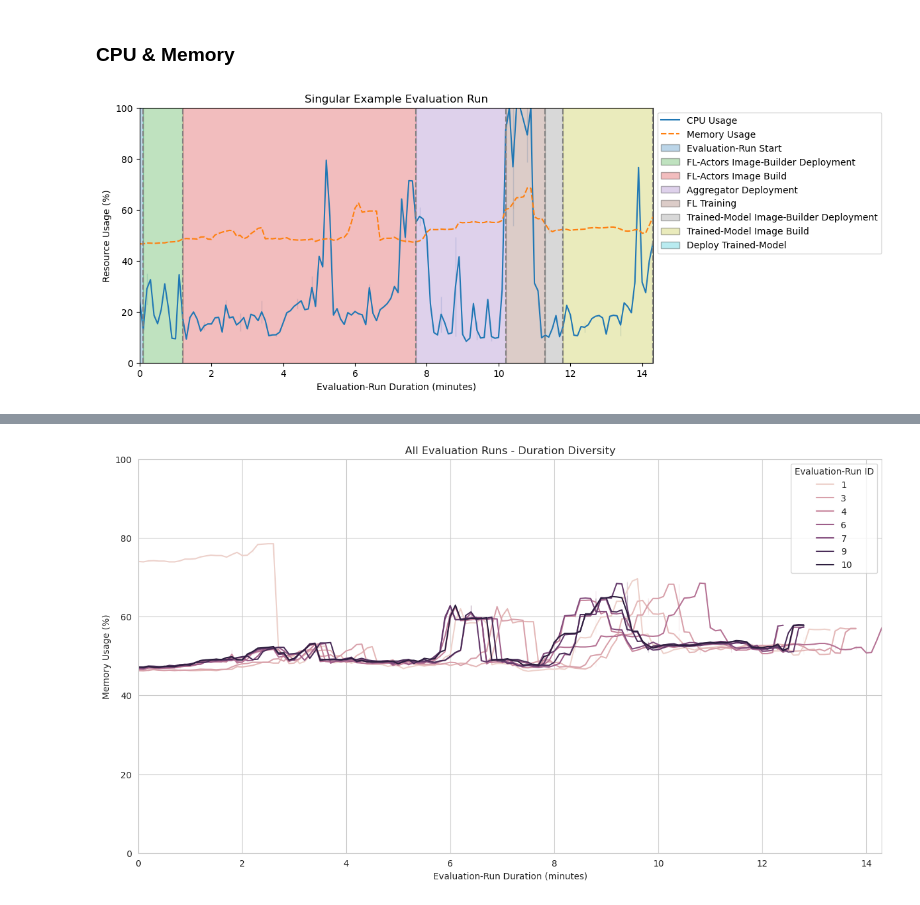
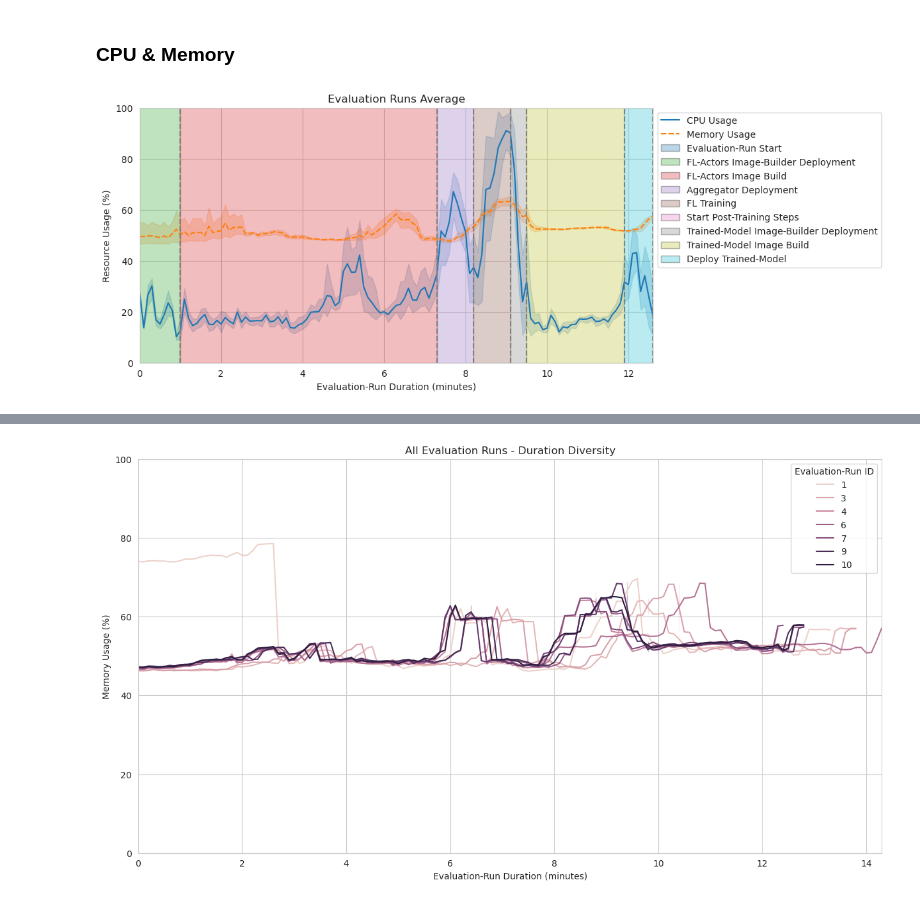
Before and after one commit to oakestra/oakestra-cli, a Jupyter notebook: oak_cli/evaluation/addons/flops/current_tmp_csv_graphs.ipynb, the cells around one changed output, grey strips where cells are left out. Drawn from its saved outputs; the diff is of its cells as text; code cells hidden in the pictures.

```diff
--- a/oak_cli/evaluation/addons/flops/current_tmp_csv_graphs.ipynb
+++ b/oak_cli/evaluation/addons/flops/current_tmp_csv_graphs.ipynb
@@ -160,14 +85,18 @@ sns.set_style("whitegrid")
 ### CPU & Memory
 # %%
 draw_graph(
-    title="Singular Example Evaluation Run",
-    data=singular_run_df[[CPU_KEY, MEMORY_KEY, STAGE_KEY]],
-    show_stages=True,
+    title="Evaluation Runs Average",
+    data=normalized_df[[CPU_KEY, MEMORY_KEY, STAGE_KEY, RUN_ID_KEY]],
+    plot_functions=[
+        lambda: sns.lineplot(data=normalized_df[[CPU_KEY, MEMORY_KEY, STAGE_KEY]])
+    ],
     use_percentage_limits=True,
     y_label="Resource Usage (%)",
+    show_stages=True,
+    use_median_stages=True,
 )
 # %% [output]
-[figure, old version]
+[figure, new version]
 # %%
 draw_graph(
     title="Evaluation Runs Average",
```
Also changed, not shown: parts of 19 cells of this notebook.
